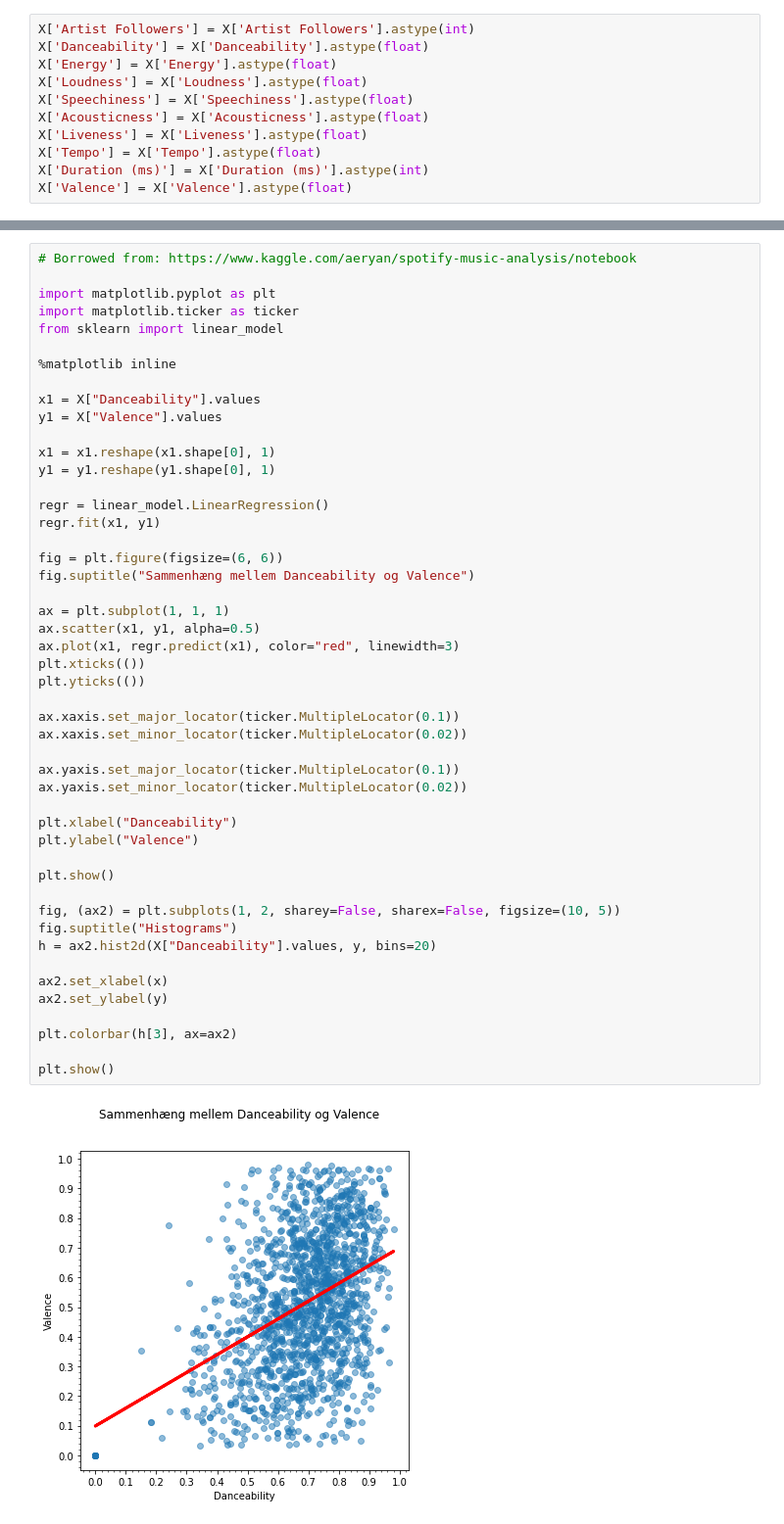
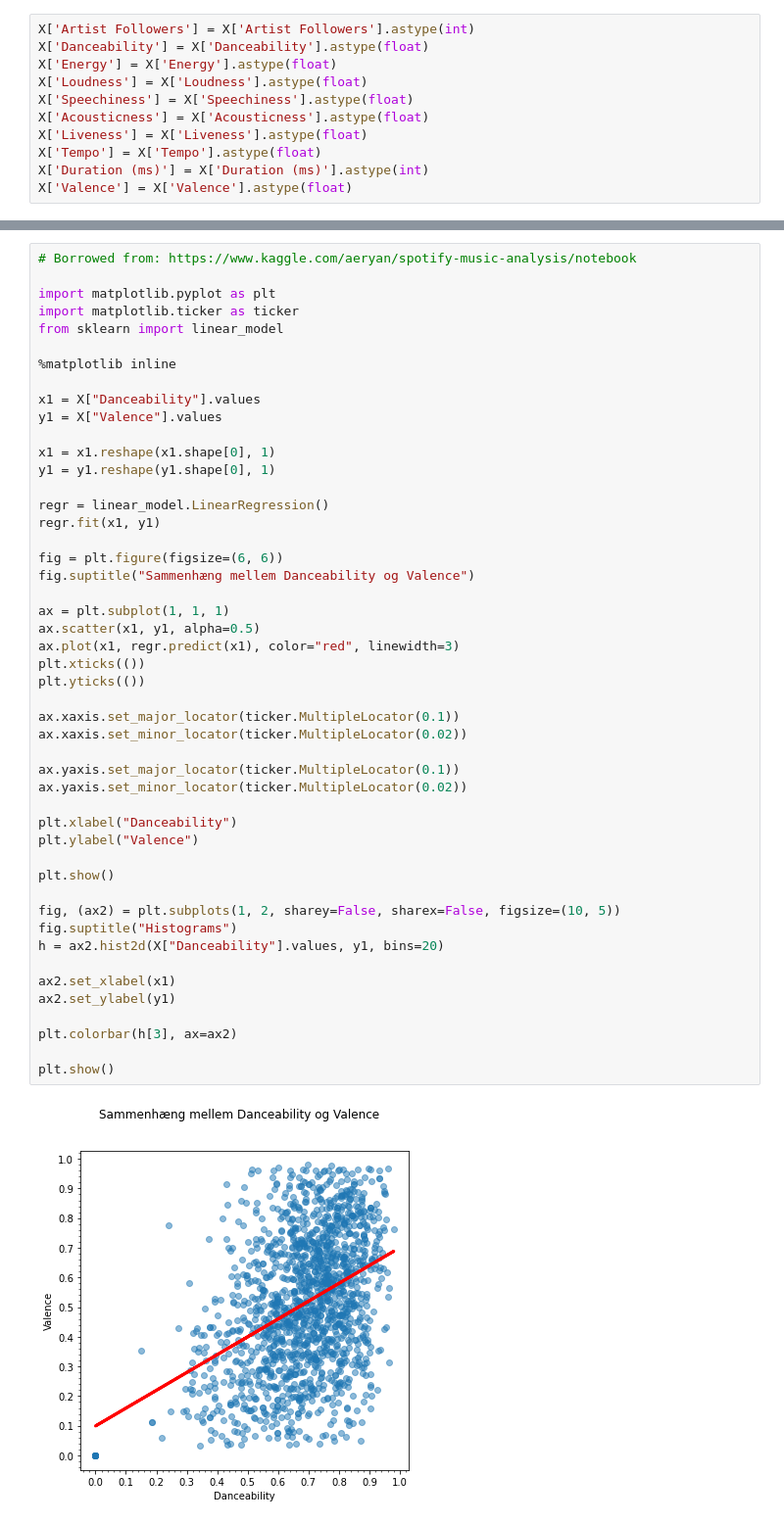
Before and after one commit to MortenLenschow/ITMAL_O4, a Jupyter notebook: dataanalyse.ipynb, the cells around one changed output, grey strips where cells are left out. Shown at 98% size. Drawn from its saved outputs; the diff is of its cells as text.

```diff
--- a/dataanalyse.ipynb
+++ b/dataanalyse.ipynb
@@ -107,36 +108,36 @@ regr = linear_model.LinearRegression()
 regr.fit(x1, y1)
 
 fig = plt.figure(figsize=(6, 6))
 fig.suptitle("Sammenhæng mellem Danceability og Valence")
 
 ax = plt.subplot(1, 1, 1)
 ax.scatter(x1, y1, alpha=0.5)
 ax.plot(x1, regr.predict(x1), color="red", linewidth=3)
 plt.xticks(())
 plt.yticks(())
 
 ax.xaxis.set_major_locator(ticker.MultipleLocator(0.1))
 ax.xaxis.set_minor_locator(ticker.MultipleLocator(0.02))
 
 ax.yaxis.set_major_locator(ticker.MultipleLocator(0.1))
 ax.yaxis.set_minor_locator(ticker.MultipleLocator(0.02))
 
 plt.xlabel("Danceability")
 plt.ylabel("Valence")
 
 plt.show()
 
 fig, (ax2) = plt.subplots(1, 2, sharey=False, sharex=False, figsize=(10, 5))
 fig.suptitle("Histograms")
-h = ax2.hist2d(X["Danceability"].values, y, bins=20)
+h = ax2.hist2d(X["Danceability"].values, y1, bins=20)
 
-ax2.set_xlabel(x)
-ax2.set_ylabel(y)
+ax2.set_xlabel(x1)
+ax2.set_ylabel(y1)
 
 plt.colorbar(h[3], ax=ax2)
 
 plt.show()
 # %% [output]
-[figure, old version]
+[figure, new version]
 AttributeError: 'numpy.ndarray' object has no attribute 'hist2d'
 [figure]
```
Also changed, not shown: parts of 1 cell of this notebook, 3 other files.
